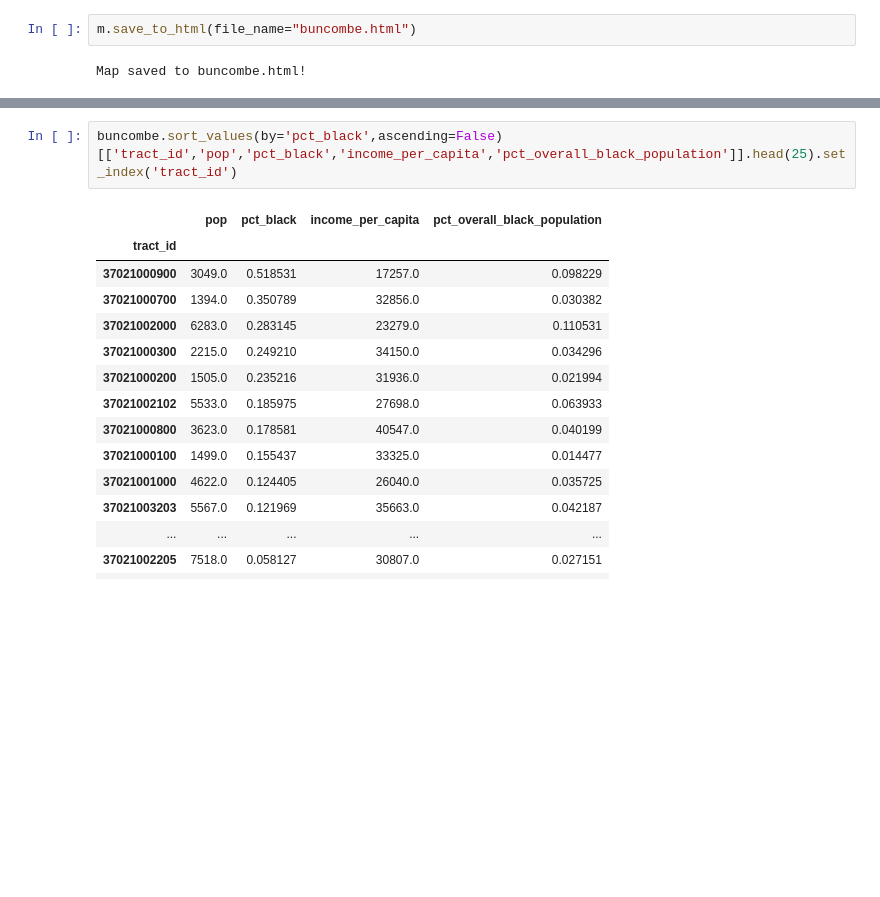
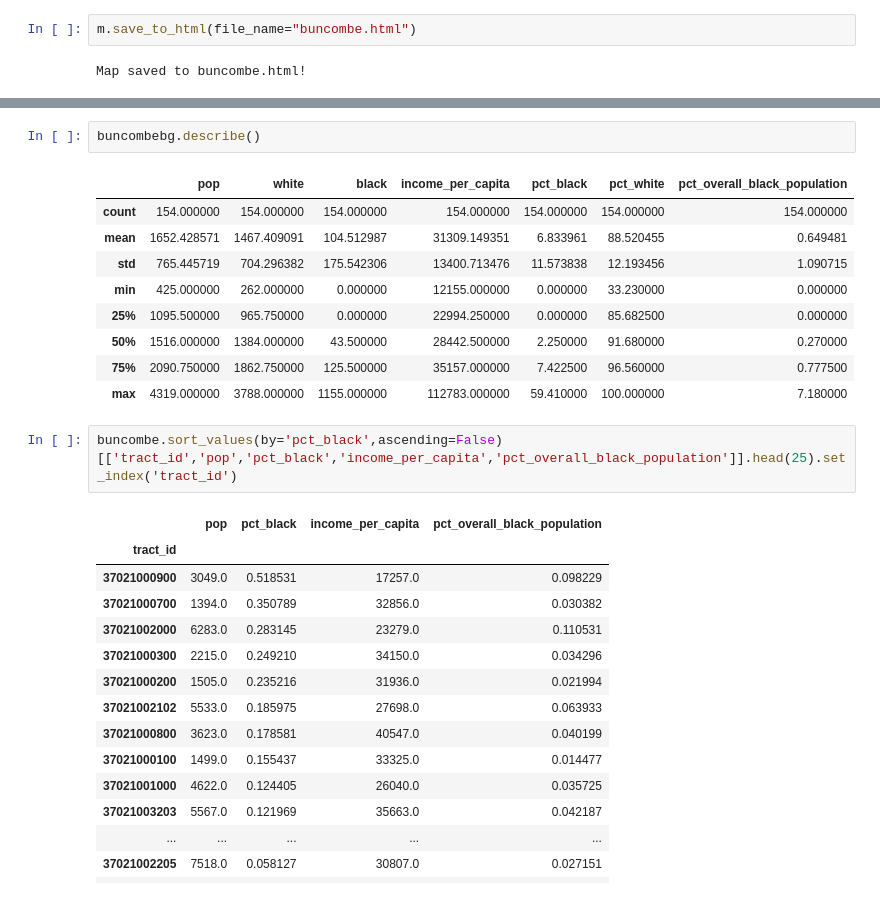
Before and after one commit to sinasinai/exploratory, a Jupyter notebook: asheville demos.ipynb, the cells around one changed output, grey strips where cells are left out. Cells and saved outputs as stored; diff of their text form; blank space fills up the shorter version.

```diff
--- a/asheville demos.ipynb
+++ b/asheville demos.ipynb
@@ -88,3 +161,15 @@ buncombe.describe()
+# %%
+buncombebg.describe()
+# %% [output]
+|  | pop | white | black | income_per_capita | pct_black | pct_white | pct_overall_black_population |
+| count | 154.000000 | 154.000000 | 154.000000 | 154.000000 | 154.000000 | 154.000000 | 154.000000 |
+| mean | 1652.428571 | 1467.409091 | 104.512987 | 31309.149351 | 6.833961 | 88.520455 | 0.649481 |
+| std | 765.445719 | 704.296382 | 175.542306 | 13400.713476 | 11.573838 | 12.193456 | 1.090715 |
+| min | 425.000000 | 262.000000 | 0.000000 | 12155.000000 | 0.000000 | 33.230000 | 0.000000 |
+| 25% | 1095.500000 | 965.750000 | 0.000000 | 22994.250000 | 0.000000 | 85.682500 | 0.000000 |
+| 50% | 1516.000000 | 1384.000000 | 43.500000 | 28442.500000 | 2.250000 | 91.680000 | 0.270000 |
+| 75% | 2090.750000 | 1862.750000 | 125.500000 | 35157.000000 | 7.422500 | 96.560000 | 0.777500 |
+| max | 4319.000000 | 3788.000000 | 1155.000000 | 112783.000000 | 59.410000 | 100.000000 | 7.180000 |
 # %%
 buncombe.sort_values(by='pct_black',ascending=False)[['tract_id','pop','pct_black','income_per_capita','pct_overall_black_population']].head(25).set_index('tract_id')
 # %% [output]
```
Also changed, not shown: parts of 23 cells of this notebook, 1 other file.
